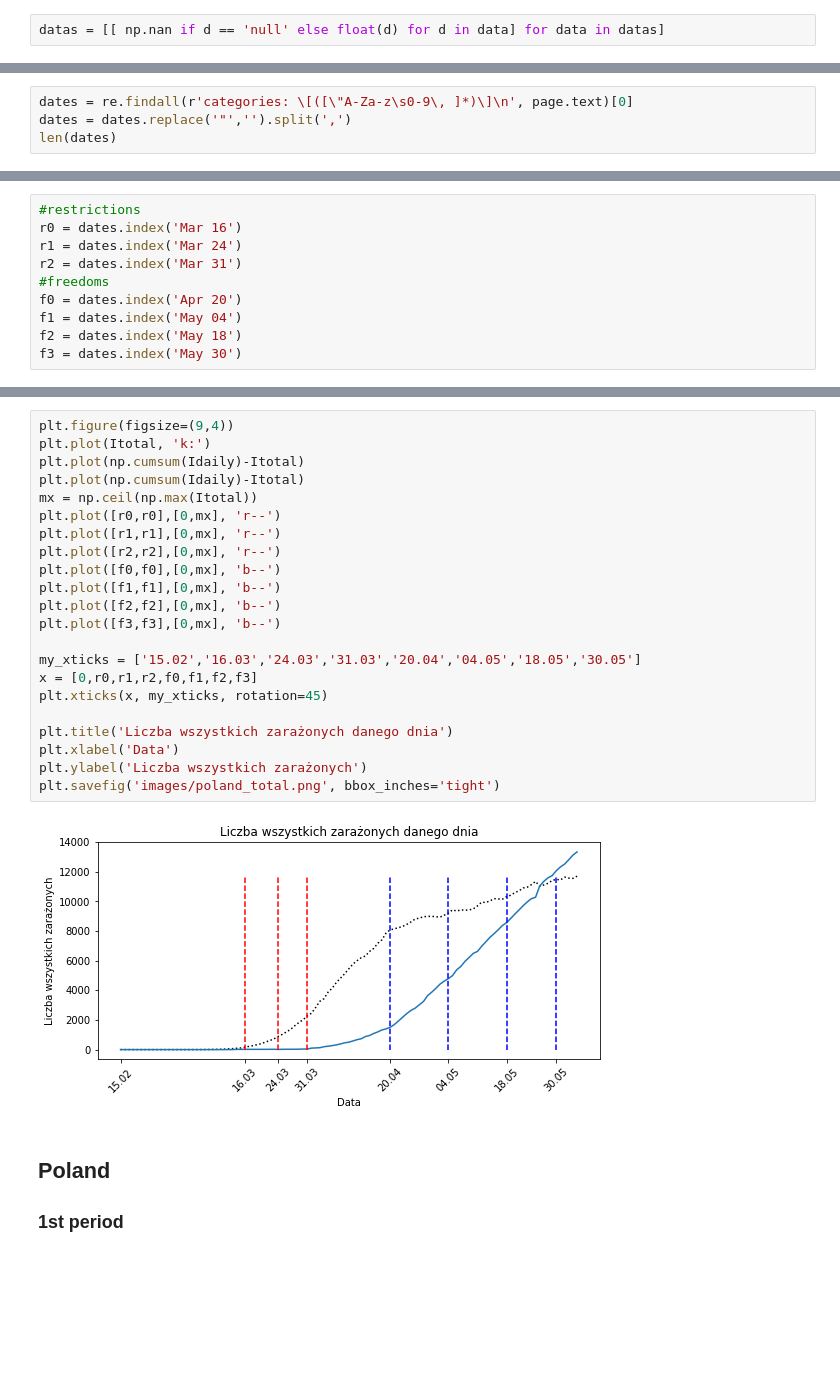
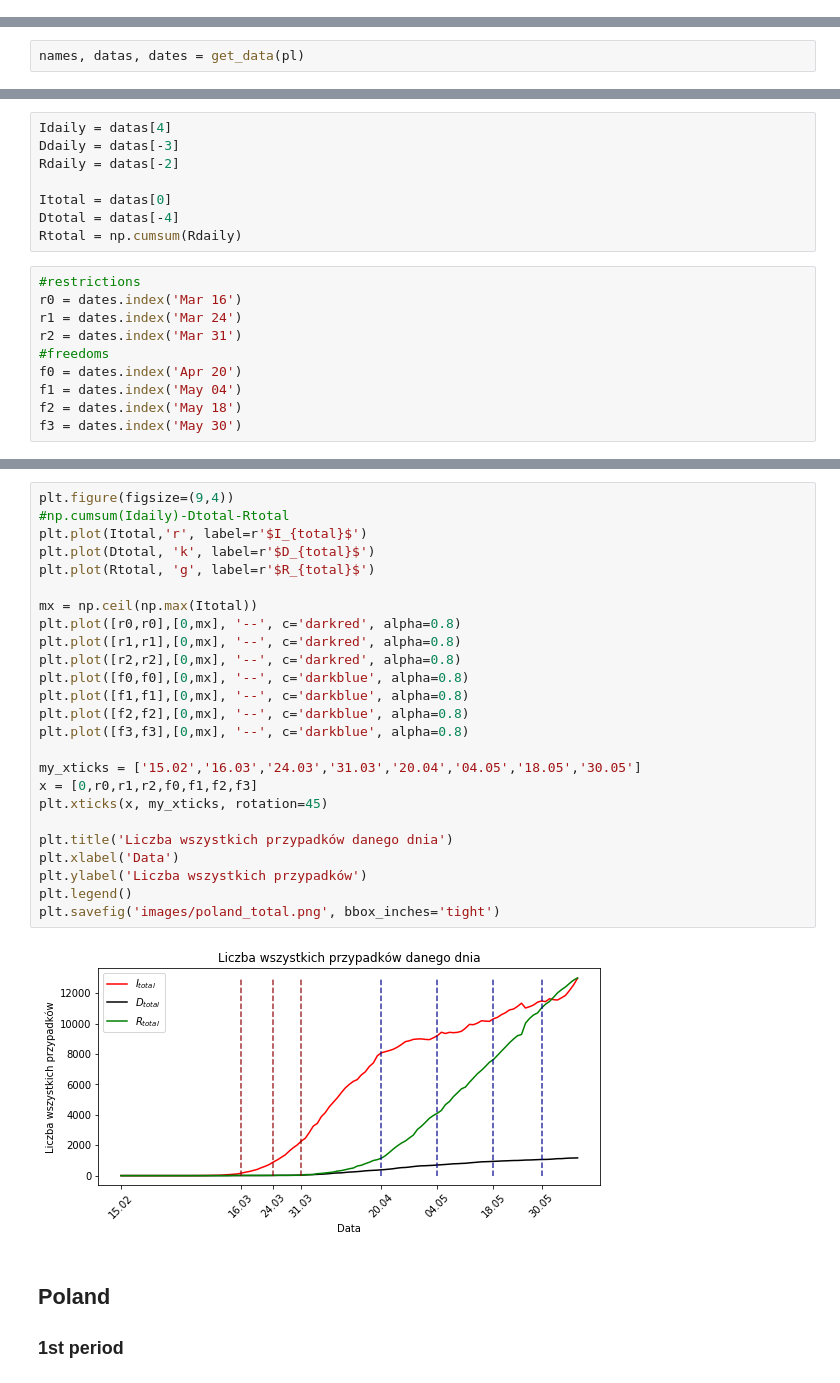
Before and after one commit to MarBry111/SIR_Poland_COVID19, a Jupyter notebook: SIR.ipynb, the cells around one changed output, grey strips where cells are left out. Saved outputs shown, nothing was run; the diff lists cells and outputs as text; blank space fills up the shorter version.

```diff
--- a/SIR.ipynb
+++ b/SIR.ipynb
@@ -38,2 +28,0 @@ datas = [d.split(',') for d in datas]
-# %%
-datas = [[ np.nan if d == 'null' else float(d) for d in data] for data in datas]
@@ -65,4 +30,0 @@ Get dates
-# %%
-dates = re.findall(r'categories: \[([\"A-Za-z\s0-9\, ]*)\]\n', page.text)[0]
-dates = dates.replace('"','').split(',')
-len(dates)
@@ -91,0 +93,2 @@ Rtotal = np.cumsum(Idaily)-Itotal-Dtotal
+# %%
+names, datas, dates = get_data(pl)
@@ -92,3 +108,11 @@ Rtotal = np.cumsum(Idaily)-Itotal-Dtotal
+# %%
+Idaily = datas[4]
+Ddaily = datas[-3]
+Rdaily = datas[-2]
+
+Itotal = datas[0]
+Dtotal = datas[-4]
+Rtotal = np.cumsum(Rdaily)
 # %%
 #restrictions
 r0 = dates.index('Mar 16')
@@ -124,27 +152,30 @@ plt.savefig('images/poland.png', bbox_inches='tight')
 # %%
 plt.figure(figsize=(9,4))
-plt.plot(Itotal, 'k:')
-plt.plot(np.cumsum(Idaily)-Itotal)
-plt.plot(np.cumsum(Idaily)-Itotal)
+#np.cumsum(Idaily)-Dtotal-Rtotal
+plt.plot(Itotal,'r', label=r'$I_{total}$')
+plt.plot(Dtotal, 'k', label=r'$D_{total}$')
+plt.plot(Rtotal, 'g', label=r'$R_{total}$')
+
 mx = np.ceil(np.max(Itotal))
-plt.plot([r0,r0],[0,mx], 'r--')
-plt.plot([r1,r1],[0,mx], 'r--')
-plt.plot([r2,r2],[0,mx], 'r--')
-plt.plot([f0,f0],[0,mx], 'b--')
-plt.plot([f1,f1],[0,mx], 'b--')
-plt.plot([f2,f2],[0,mx], 'b--')
-plt.plot([f3,f3],[0,mx], 'b--')
+plt.plot([r0,r0],[0,mx], '--', c='darkred', alpha=0.8)
+plt.plot([r1,r1],[0,mx], '--', c='darkred', alpha=0.8)
+plt.plot([r2,r2],[0,mx], '--', c='darkred', alpha=0.8)
+plt.plot([f0,f0],[0,mx], '--', c='darkblue', alpha=0.8)
+plt.plot([f1,f1],[0,mx], '--', c='darkblue', alpha=0.8)
+plt.plot([f2,f2],[0,mx], '--', c='darkblue', alpha=0.8)
+plt.plot([f3,f3],[0,mx], '--', c='darkblue', alpha=0.8)
 
 my_xticks = ['15.02','16.03','24.03','31.03','20.04','04.05','18.05','30.05']
 x = [0,r0,r1,r2,f0,f1,f2,f3]
 plt.xticks(x, my_xticks, rotation=45)
 
-plt.title('Liczba wszystkich zarażonych danego dnia')
+plt.title('Liczba wszystkich przypadków danego dnia')
 plt.xlabel('Data')
-plt.ylabel('Liczba wszystkich zarażonych')
+plt.ylabel('Liczba wszystkich przypadków')
+plt.legend()
 plt.savefig('images/poland_total.png', bbox_inches='tight')
 # %% [output]
-[figure, old version]
+[figure, new version]
 # %% [markdown]
 ## Poland
 ### 1st period
```
Also changed, not shown: parts of 71 cells of this notebook.
